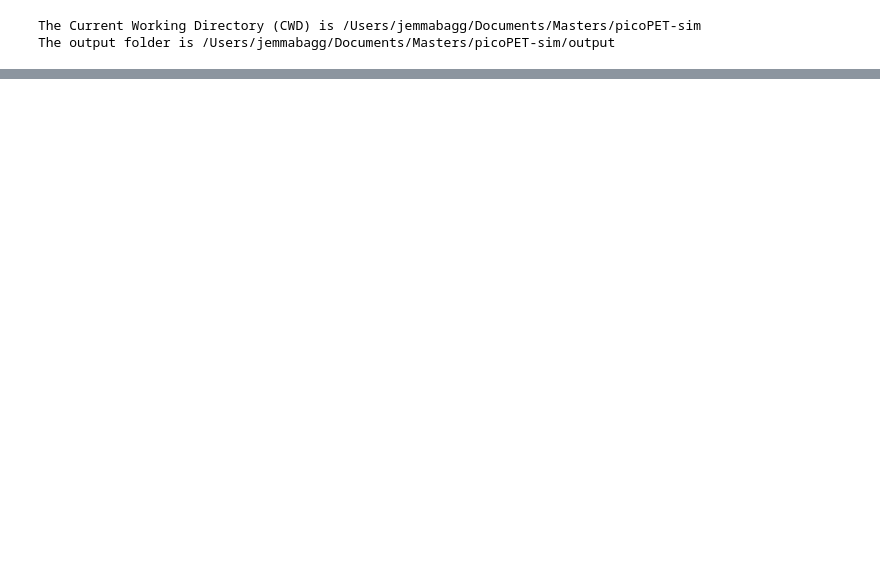
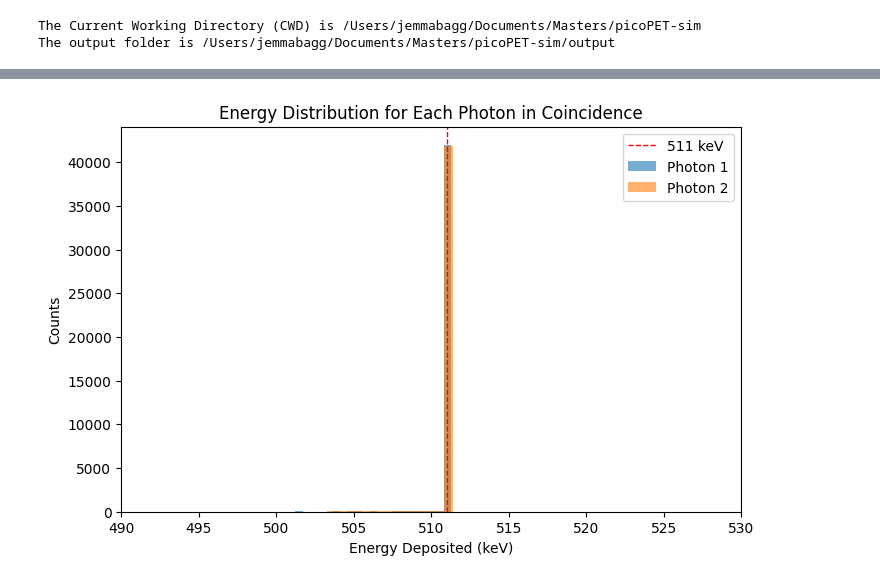
Before and after one commit to jemmabagg/picoPET-sim, a Jupyter notebook: recoCoincidences.ipynb, the cells around one changed output, grey strips where cells are left out. Cells and saved outputs as stored; diff of their text form; code cells hidden in the pictures; blank space fills up the shorter version.

```diff
--- a/recoCoincidences.ipynb
+++ b/recoCoincidences.ipynb
@@ -124,3 +451,21 @@ Number of coincidences =  65396
+# %%
+#Plotting a distribution of the total energy deposited for the two coincident photons
+
+tot_energy1 = coincidences_df["TotalEnergyDeposit_1"] * 1e3 #eV to keV
+tot_energy2 = coincidences_df["TotalEnergyDeposit_2"] * 1e3
+
+plt.figure(figsize=(8, 5))
+plt.hist(tot_energy1, bins=100, alpha=0.6, label="Photon 1")
+plt.hist(tot_energy2, bins=100, alpha=0.6, label="Photon 2")
+plt.xlabel("Energy Deposited (keV)")
+plt.ylabel("Counts")
+plt.axvline(511, color='r', linestyle='--', linewidth=1, label='511 keV')
+plt.title("Energy Distribution for Each Photon in Coincidence")
+plt.xlim(490, 530)
+plt.legend()
+plt.show()
+# %% [output]
+[figure, added]
 # %%
 from matplotlib.collections import LineCollection
 
```
Also changed, not shown: parts of 12 cells of this notebook, 2 other files.
